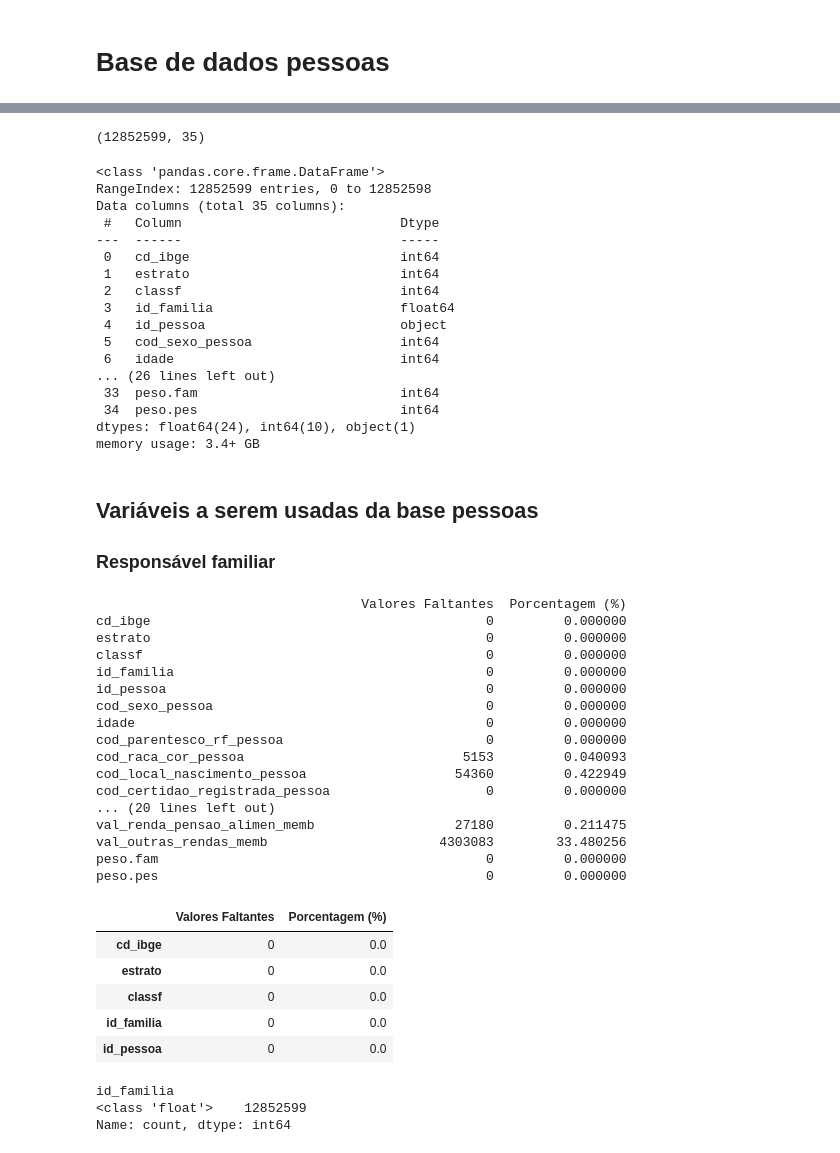
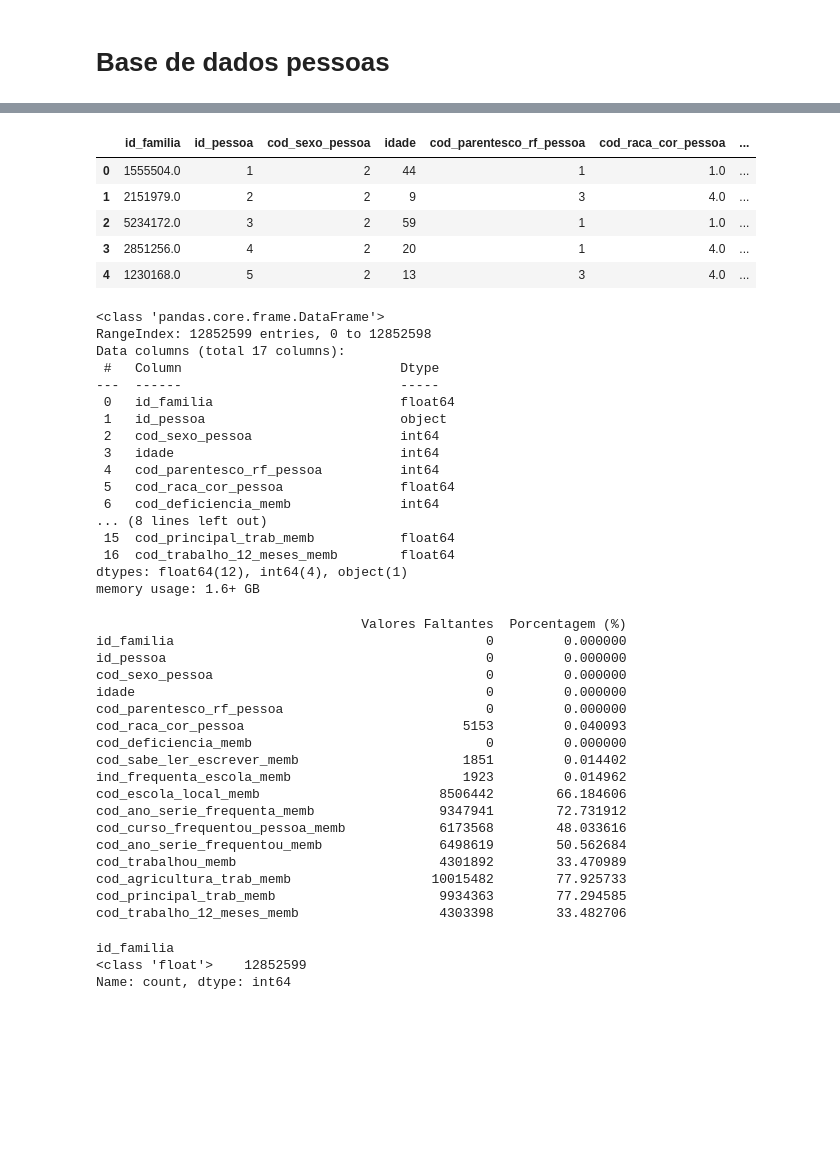
Before and after one commit to mariananresende/averiguacao_cadastral, a Jupyter notebook: base_modelo_final.ipynb, the cells around one changed output, grey strips where cells are left out. Cells and saved outputs as stored; diff of their text form; code cells hidden in the pictures; blank space fills up the shorter version.

```diff
--- a/base_modelo_final.ipynb
+++ b/base_modelo_final.ipynb
@@ -334,31 +410,41 @@ df_pessoas.tail()
 # %%
-df_pessoas.shape
+df_pessoas = df_pessoas.drop(columns=['cd_ibge', 'estrato', 'classf',
+       'cod_local_nascimento_pessoa',
+       'cod_certidao_registrada_pessoa',
+       'cod_afastado_trab_memb',
+       'val_remuner_emprego_memb', 'qtd_meses_12_meses_memb', 'val_renda_bruta_12_meses_memb',
+       'val_renda_doacao_memb', 'val_renda_aposent_memb',
+       'val_renda_seguro_desemp_memb', 'val_renda_pensao_alimen_memb',
+       'val_outras_rendas_memb', 'peso.fam', 'peso.pes'])
-# %% [output]
-(12852599, 35)
+# %%
+df_pessoas.head()
+# %% [output]
+|  | id_familia | id_pessoa | cod_sexo_pessoa | idade | cod_parentesco_rf_pessoa | cod_raca_cor_pessoa | ... |
+| 0 | 1555504.0 | 1 | 2 | 44 | 1 | 1.0 | ... |
+| 1 | 2151979.0 | 2 | 2 | 9 | 3 | 4.0 | ... |
+| 2 | 5234172.0 | 3 | 2 | 59 | 1 | 1.0 | ... |
+| 3 | 2851256.0 | 4 | 2 | 20 | 1 | 4.0 | ... |
+| 4 | 1230168.0 | 5 | 2 | 13 | 3 | 4.0 | ... |
 # %%
 df_pessoas.info()
 # %% [output]
 <class 'pandas.core.frame.DataFrame'>
 RangeIndex: 12852599 entries, 0 to 12852598
-Data columns (total 35 columns):
+Data columns (total 17 columns):
  #   Column                            Dtype
 ---  ------                            -----
- 0   cd_ibge                           int64
- 1   estrato                           int64
- 2   classf                            int64
- 3   id_familia                        float64
- 4   id_pessoa                         object
- 5   cod_sexo_pessoa                   int64
- 6   idade                             int64
-... (26 lines left out)
- 33  peso.fam                          int64
- 34  peso.pes                          int64
-dtypes: float64(24), int64(10), object(1)
-memory usage: 3.4+ GB
+ 0   id_familia                        float64
+ 1   id_pessoa                         object
+ 2   cod_sexo_pessoa                   int64
+ 3   idade                             int64
+ 4   cod_parentesco_rf_pessoa          int64
+ 5   cod_raca_cor_pessoa               float64
+ 6   cod_deficiencia_memb              int64
+... (8 lines left out)
+ 15  cod_principal_trab_memb           float64
+ 16  cod_trabalho_12_meses_memb        float64
+dtypes: float64(12), int64(4), object(1)
+memory usage: 1.6+ GB
-# %% [markdown]
-## Variáveis a serem usadas da base pessoas
-
-### Responsável familiar
 # %%
 # Avaliar o número de valores faltantes por coluna
 def avaliar_valores_faltantes(df_pessoas):
@@ -373,19 +459,20 @@ resultado_faltantes_pessoas = avaliar_valores_faltantes(df_pessoas)
 print(resultado_faltantes_pessoas)
 # %% [output]
                                   Valores Faltantes  Porcentagem (%)
-cd_ibge                                           0         0.000000
-estrato                                           0         0.000000
-classf                                            0         0.000000
 id_familia                                        0         0.000000
 id_pessoa                                         0         0.000000
 cod_sexo_pessoa                                   0         0.000000
 idade                                             0         0.000000
 cod_parentesco_rf_pessoa                          0         0.000000
 cod_raca_cor_pessoa                            5153         0.040093
-cod_local_nascimento_pessoa                   54360         0.422949
-cod_certidao_registrada_pessoa                    0         0.000000
-... (20 lines left out)
-val_renda_pensao_alimen_memb                  27180         0.211475
-val_outras_rendas_memb                      4303083        33.480256
-peso.fam                                          0         0.000000
-peso.pes                                          0         0.000000
+cod_deficiencia_memb                              0         0.000000
+cod_sabe_ler_escrever_memb                     1851         0.014402
+ind_frequenta_escola_memb                      1923         0.014962
+cod_escola_local_memb                       8506442        66.184606
+cod_ano_serie_frequenta_memb                9347941        72.731912
+cod_curso_frequentou_pessoa_memb            6173568        48.033616
+cod_ano_serie_frequentou_memb               6498619        50.562684
+cod_trabalhou_memb                          4301892        33.470989
+cod_agricultura_trab_memb                  10015482        77.925733
+cod_principal_trab_memb                     9934363        77.294585
+cod_trabalho_12_meses_memb                  4303398        33.482706
@@ -395,9 +478,0 @@ peso.pes                                          0         0.000000
-# %%
-resultado_faltantes_pessoas.head()
-# %% [output]
-|  | Valores Faltantes | Porcentagem (%) |
-| cd_ibge | 0 | 0.0 |
-| estrato | 0 | 0.0 |
-| classf | 0 | 0.0 |
-| id_familia | 0 | 0.0 |
-| id_pessoa | 0 | 0.0 |
```
Also changed, not shown: parts of 42 cells of this notebook, 5 other files.
